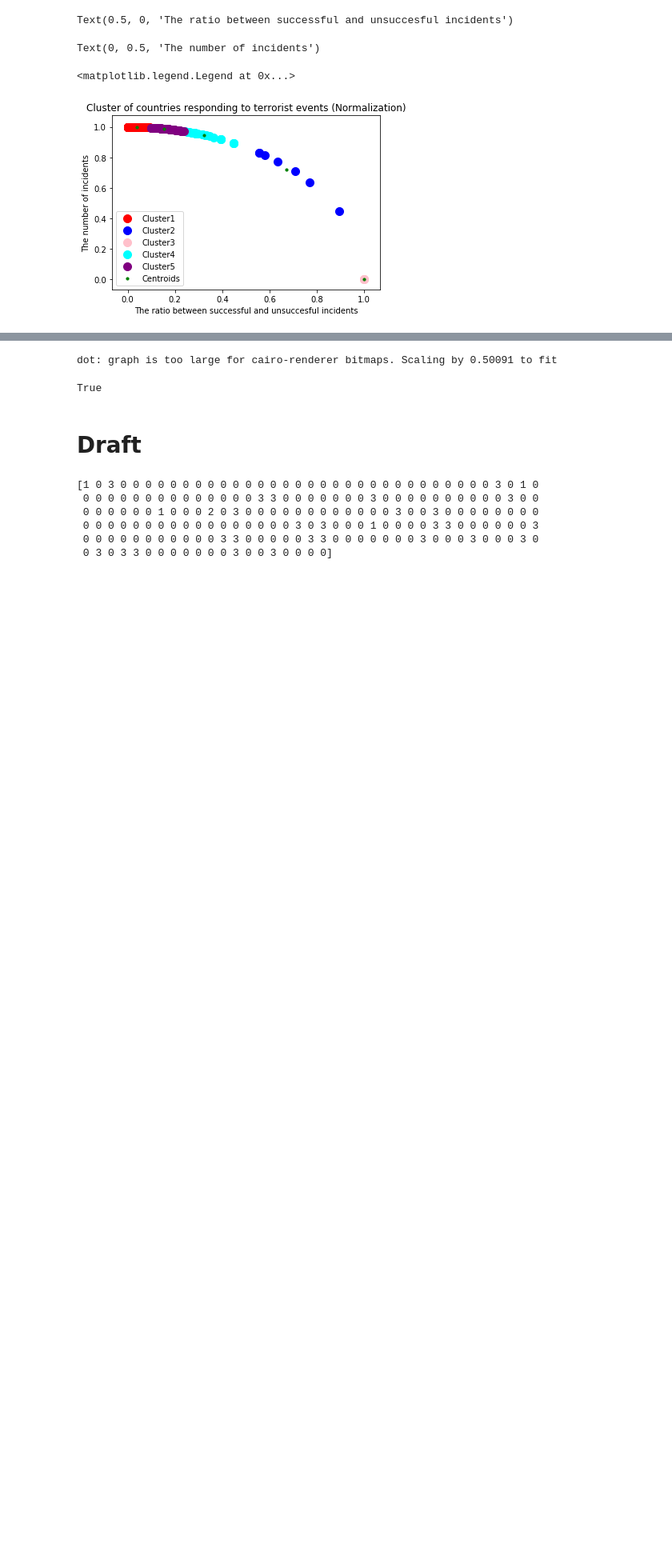
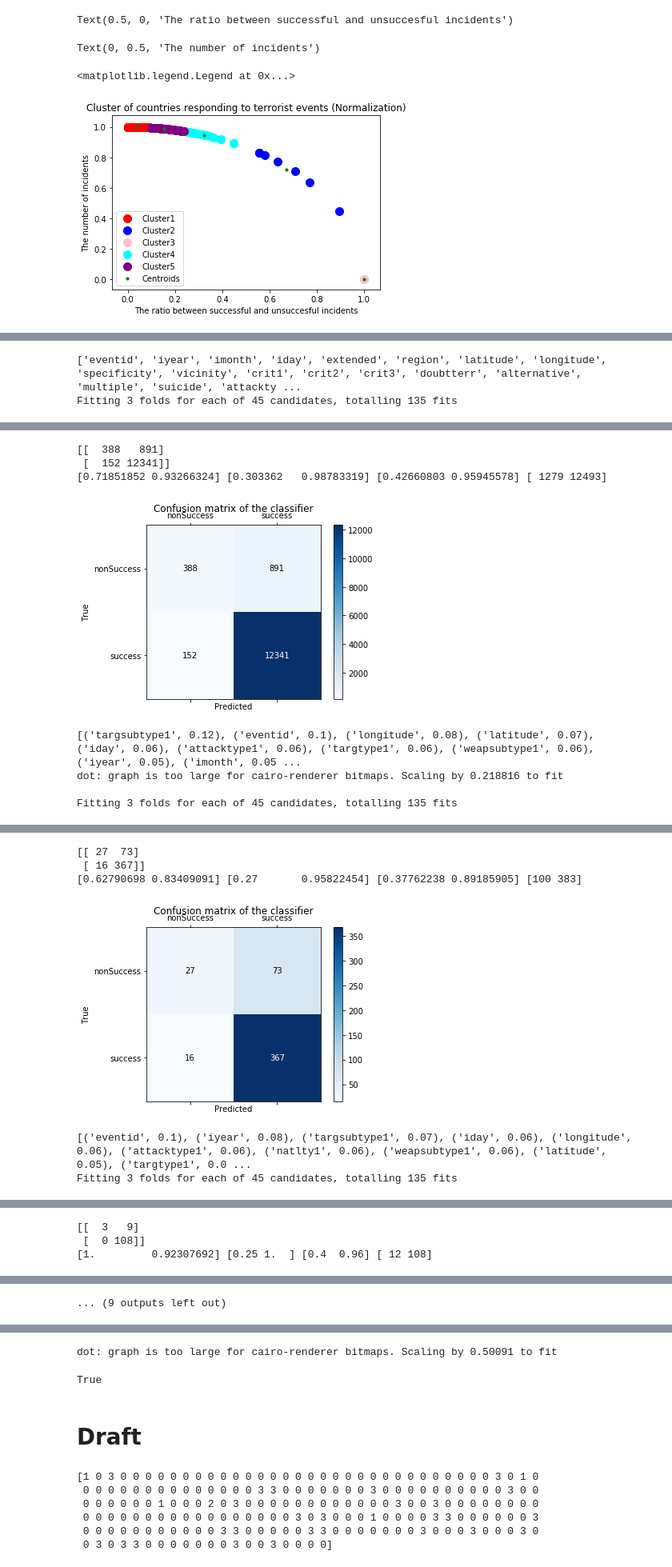
Before and after one commit to 132/EISIC2019-conference, a Jupyter notebook: EISIC2019/EISIC2019 - Py3.ipynb, the cells around one changed output, grey strips where cells are left out. Shown: that part at 80% size. Drawn from its saved outputs; the diff is of its cells as text; code cells hidden in the pictures; blank space fills up the shorter version.

```diff
--- a/EISIC2019/EISIC2019 - Py3.ipynb
+++ b/EISIC2019/EISIC2019 - Py3.ipynb
@@ -366,10 +351,18 @@ cluster_list = df_preprocess_sort['cluster'].unique().tolist()
 
 df_preprocess_sort = df_preprocess_sort.fillna(-10)
 
+separated_clusters = []
+
+for i in cluster_list:
+    print (i)
+    g = df_preprocess_sort.loc[df_preprocess_sort.cluster==i]
+    separated_clusters.append(g)
 
 # now we can perform a lookup on a 'view' of the dataframe
-group_0 = df_preprocess_sort.loc[df_preprocess_sort.cluster==0]
-group_1 = df_preprocess_sort.loc[df_preprocess_sort.cluster==1]
-group_2 = df_preprocess_sort.loc[df_preprocess_sort.cluster==2]
-group_3 = df_preprocess_sort.loc[df_preprocess_sort.cluster==3]
-group_4 = df_preprocess_sort.loc[df_preprocess_sort.cluster==4]
+#group_0 = df_preprocess_sort.loc[df_preprocess_sort.cluster==0]
+#group_1 = df_preprocess_sort.loc[df_preprocess_sort.cluster==1]
+#group_2 = df_preprocess_sort.loc[df_preprocess_sort.cluster==2]
+#group_3 = df_preprocess_sort.loc[df_preprocess_sort.cluster==3]
+#group_4 = df_preprocess_sort.loc[df_preprocess_sort.cluster==4]
+
+#print (separated_clusters)
@@ -375,0 +573,15 @@ group_4 = df_preprocess_sort.loc[df_preprocess_sort.cluster==4]
+# %%
+#Implement the classification
+list_df = separated_clusters
+testSize = 0.2
+type_algorithm = 'randomForest' #'decisionTree'
+comment_ = 'After clustering based on ratio (success and not) and number of incidents'
+hyperParameters = {'max_depth': [10, 20, 30, 40, 50],
+                   'min_samples_leaf': [1, 2, 4],
+                   'min_samples_split': [2, 5, 10]
+                  }
+
+train2Forest(list_df, testSize, hyperParameters, type_algorithm, comment_)
+# %% [output]
+['eventid', 'iyear', 'imonth', 'iday', 'extended', 'region', 'latitude', 'longitude', 'specificity', 'vicinity', 'crit1', 'crit2', 'crit3', 'doubtterr', 'alternative', 'multiple', 'suicide', 'attackty ...
+Fitting 3 folds for each of 45 candidates, totalling 135 fits
@@ -375,0 +591,8 @@ group_4 = df_preprocess_sort.loc[df_preprocess_sort.cluster==4]
+[[  388   891]
+ [  152 12341]]
+[0.71851852 0.93266324] [0.303362   0.98783319] [0.42660803 0.95945578] [ 1279 12493]
+[figure, added]
+[('targsubtype1', 0.12), ('eventid', 0.1), ('longitude', 0.08), ('latitude', 0.07), ('iday', 0.06), ('attacktype1', 0.06), ('targtype1', 0.06), ('weapsubtype1', 0.06), ('iyear', 0.05), ('imonth', 0.05 ...
+dot: graph is too large for cairo-renderer bitmaps. Scaling by 0.218816 to fit
+
+Fitting 3 folds for each of 45 candidates, totalling 135 fits
@@ -375,0 +603,6 @@ group_4 = df_preprocess_sort.loc[df_preprocess_sort.cluster==4]
+[[ 27  73]
+ [ 16 367]]
+[0.62790698 0.83409091] [0.27       0.95822454] [0.37762238 0.89185905] [100 383]
+[figure, added]
+[('eventid', 0.1), ('iyear', 0.08), ('targsubtype1', 0.07), ('iday', 0.06), ('longitude', 0.06), ('attacktype1', 0.06), ('natlty1', 0.06), ('weapsubtype1', 0.06), ('latitude', 0.05), ('targtype1', 0.0 ...
+Fitting 3 folds for each of 45 candidates, totalling 135 fits
@@ -375,0 +612,3 @@ group_4 = df_preprocess_sort.loc[df_preprocess_sort.cluster==4]
+[[  3   9]
+ [  0 108]]
+[1.         0.92307692] [0.25 1.  ] [0.4  0.96] [ 12 108]
@@ -376,3 +616,4 @@ group_4 = df_preprocess_sort.loc[df_preprocess_sort.cluster==4]
+... (9 outputs left out)
 # %%
 # Cross-validation
 from sklearn import tree
```
Also changed, not shown: parts of 12 cells of this notebook.
